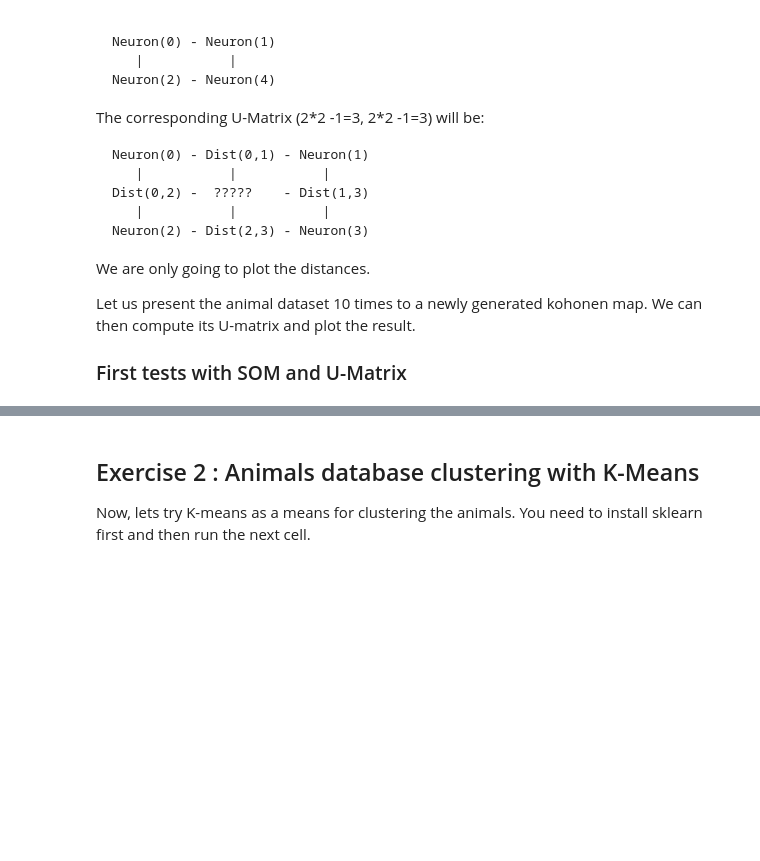
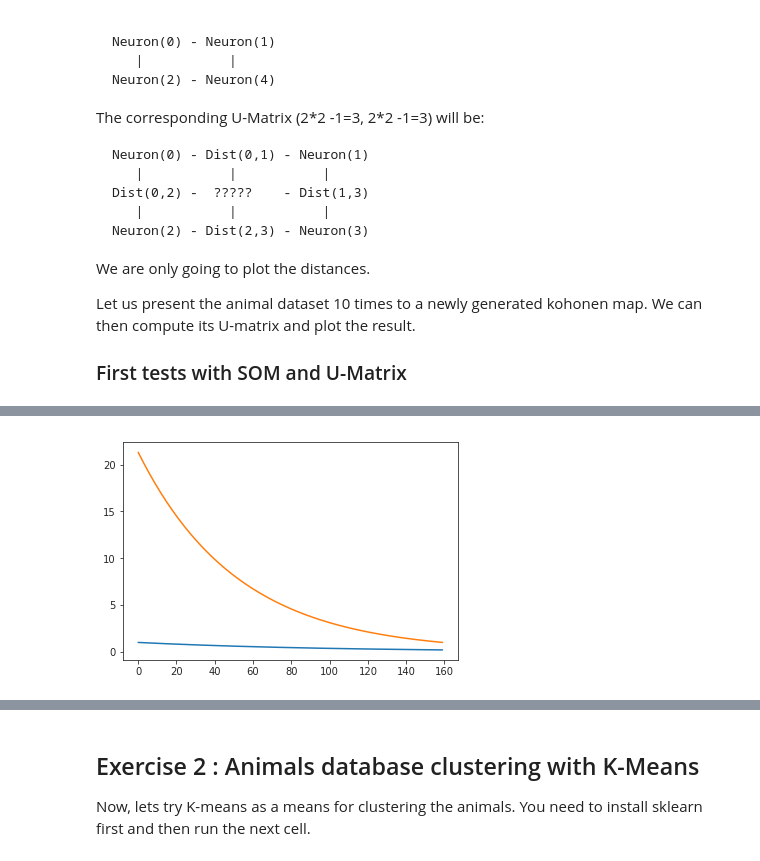
Before and after one commit to tiagoquin/mlg20-pw5, a Jupyter notebook: SOM_part1.ipynb, the cells around one changed output, grey strips where cells are left out. Saved outputs shown, nothing was run; the diff lists cells and outputs as text; code cells hidden in the pictures; blank space fills up the shorter version.

```diff
--- a/SOM_part1.ipynb
+++ b/SOM_part1.ipynb
@@ -137 +159,7 @@ kmap.plot_umatrix(plot_names=True, plot_empty=True, fontsize=20)
 <p style="background-color:#006600; color:#fff;padding:5px; font-weight:bold">Q: Plot the learning rate and the neighborhood size. Why do you think we choose them like this? </p>
+# %%
+learning_rate.plot()
+
+neighborhood_size.plot()
+# %% [output]
+[figure, added]
```
Also changed, not shown: parts of 8 cells of this notebook.
